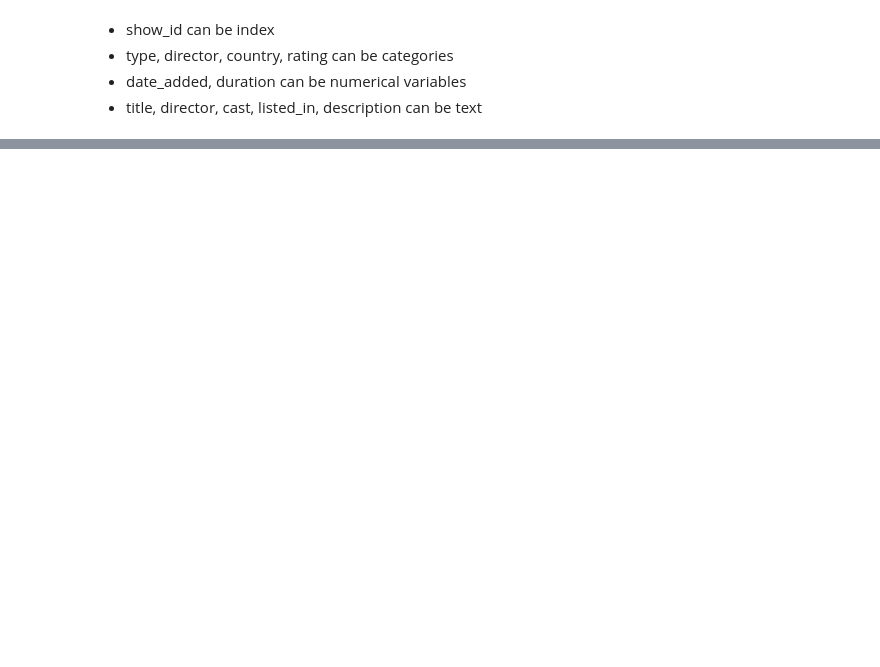
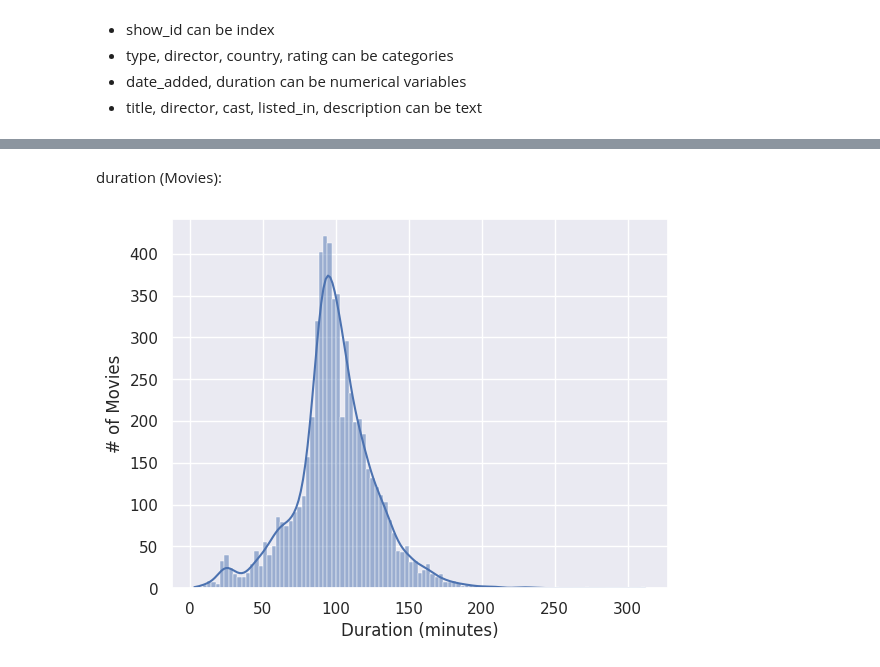
Before and after one commit to ravikumargrk/assignments, a Jupyter notebook: case-studies/20250201-DataCleaning.ipynb, the cells around one changed output, grey strips where cells are left out. Drawn from its saved outputs; the diff is of its cells as text; code cells hidden in the pictures; blank space fills up the shorter version.

```diff
--- a/case-studies/20250201-DataCleaning.ipynb
+++ b/case-studies/20250201-DataCleaning.ipynb
@@ -110,0 +175,11 @@ dtype: object
+# %% [markdown]
+duration (Movies):
+# %%
+df_mv = df_cast[df_cast['type']=='Movie']
+ax = sns.histplot(data=df_mv, x='duration', kde=True)
+# ax.bar_label(ax.containers[0], df_tv['duration'].value_counts().values)
+ax.set_xlabel('Duration (minutes)')
+ax.set_ylabel('# of Movies')
+plt.show()
+# %% [output]
+[figure, added]
```
Also changed, not shown: parts of 20 cells of this notebook.
